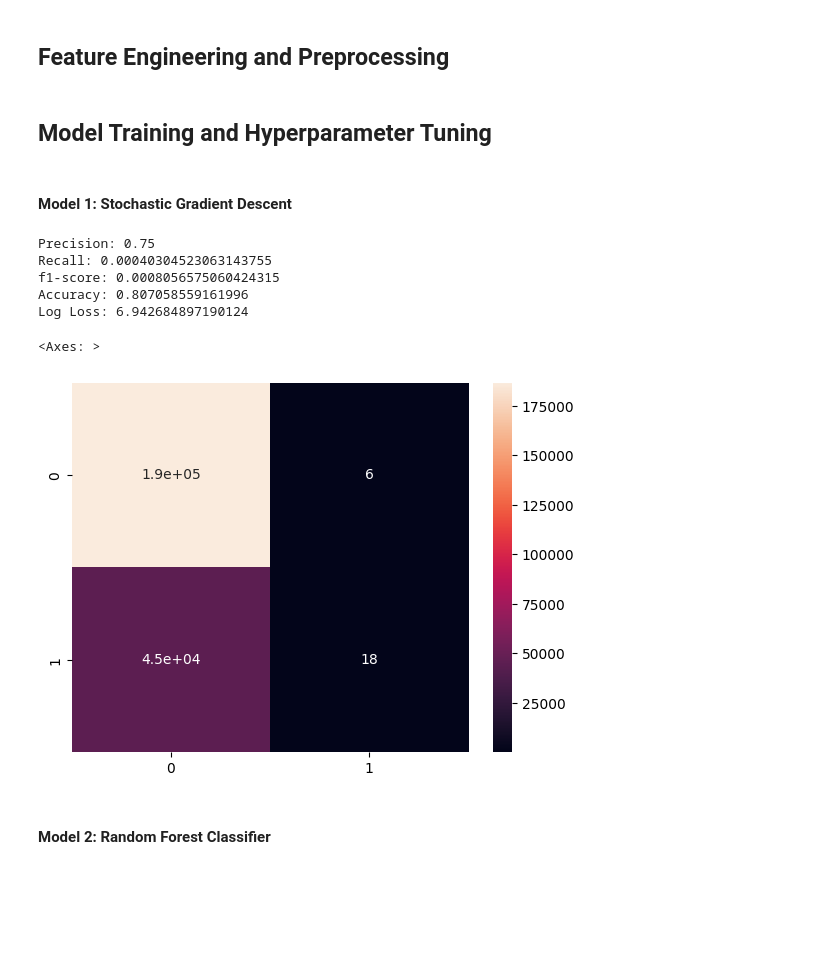
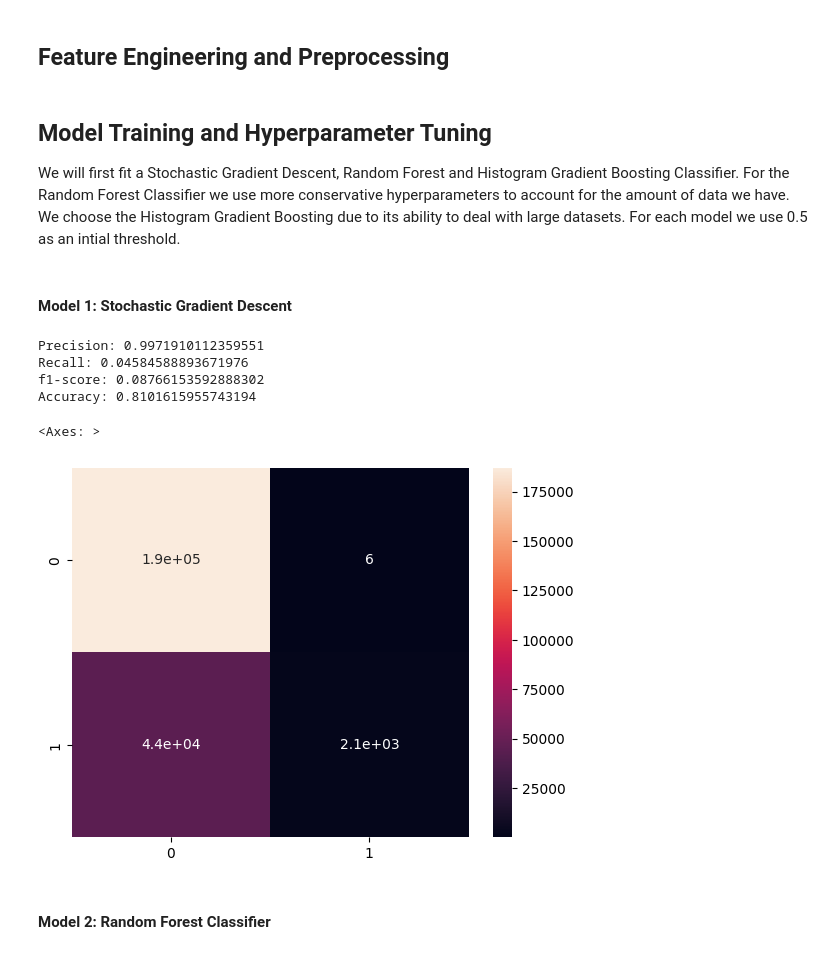
Before and after one commit to samuelleehope/ID5059_Flight_Prediction, a Jupyter notebook: ID5059Project1_Submission.ipynb, the cells around one changed output. Saved outputs shown, nothing was run; the diff lists cells and outputs as text; code cells hidden in the pictures; blank space fills up the shorter version.

```diff
--- a/ID5059Project1_Submission.ipynb
+++ b/ID5059Project1_Submission.ipynb
@@ -433,11 +512,9 @@ del distance_data
 # %% [markdown]
 ## Feature Engineering and Preprocessing
 # %%
-#Drop missing values
-flights = flights_raw.dropna()
+#Rename 'CRSDepTime' column to 'TimeOfDay'
+flights = flights_raw.rename({'CRSDepTime':'TimeOfDay'},axis=1, inplace=False)
 
-#Rename 'CRSDepTime' column to 'TimeOfDay'
-flights.rename({'CRSDepTime':'TimeOfDay'},axis=1, inplace=True)
 
 #Make 'Route' column
 flights['Route'] = flights['Origin'] + '->' + flights['Dest']
@@ -450,7 +527,7 @@ features = ['Airline', 'Route', 'TimeOfDay', 'Month' ,'Tail_Number' ,'Disruption
 cyclical_encode_features = ['TimeOfDay',  'Month']
 target_encode_features = ['Route', 'Airline', 'Tail_Number']
 
-#Define a custom encoder for the 'TimeOfDay' feature. This will preserve distances between times of day.
+#Define a custom encoder for the 'TimeOfDay' amd 'Month' features. This will preserve distances between times of day.
 class CyclicalTransformer(BaseEstimator, TransformerMixin):
     def fit(self, X, y=None):
         return self
@@ -488,6 +565,7 @@ del X
 del y
 # %% [markdown]
 ## Model Training and Hyperparameter Tuning
+We will first fit a Stochastic Gradient Descent, Random Forest and Histogram Gradient Boosting Classifier. For the Random Forest Classifier we use more conservative hyperparameters to account for the amount of data we have. We choose the Histogram Gradient Boosting due to its ability to deal with large datasets. For each model we use 0.5 as an intial threshold.
 # %% [markdown]
 #### Model 1: Stochastic Gradient Descent
 # %%
@@ -499,29 +578,31 @@ sgd_pipeline = Pipeline([
 sgd_pipeline.fit(X_train,y_train);
 # %%
-y_scores_sgd = sgd_pipeline.decision_function(X_val)
-y_predictions_sgd = np.where(y_scores_sgd>0.5,1,0)
-conf_mat = confusion_matrix(y_val, y_predictions_sgd)
-precision = conf_mat[1,1]/sum(conf_mat[:,1]) if sum(conf_mat[:,1])>0 else 'Undefined'
-recall = conf_mat[1,1]/sum(conf_mat[1,:]) if sum(conf_mat[1,:])>0 else 'Undefined'
-f1_score = 2*precision*recall/(precision+recall) if (precision+recall)>0 else 'Undefined'
+# Threshold for a positive prediction
+threshold = 0.5
+
+y_scores_sgd = sgd_pipeline.predict_proba(X_val) # predicted probabilities
+y_predictions_sgd = np.where(y_scores_sgd[:,1] >= threshold, 1, 0) # predicitons based on the threshold
+conf_mat = confusion_matrix(y_val, y_predictions_sgd) # calculate confusion matrix
+
+# Calculate metrics
+precision = conf_mat[1,1]/sum(conf_mat[:,1])
+recall = conf_mat[1,1]/sum(conf_mat[1,:])
+f1_score = 2*precision*recall/(precision+recall)
 accuracy = (conf_mat[0,0]+conf_mat[1,1])/(sum(conf_mat[0,:])+sum(conf_mat[1,:]))
-logloss = log_loss(y_val, y_scores_sgd)
 
 
 print(f'Precision: {precision}')
 print(f'Recall: {recall}')
 print(f'f1-score: {f1_score}')
 print(f'Accuracy: {accuracy}')
-print(f'Log Loss: {logloss}')
 sns.heatmap(conf_mat, annot=True)
 # %% [output]
-Precision: 0.75
-Recall: 0.00040304523063143755
-f1-score: 0.0008056575060424315
-Accuracy: 0.807058559161996
-Log Loss: 6.942684897190124
+Precision: 0.9971910112359551
+Recall: 0.04584588893671976
+f1-score: 0.08766153592888302
+Accuracy: 0.8101615955743194
 <Axes: >
-[figure, old version]
+[figure, new version]
 # %% [markdown]
 #### Model 2: Random Forest Classifier
 # %%
```
Also changed, not shown: parts of 55 cells of this notebook.
